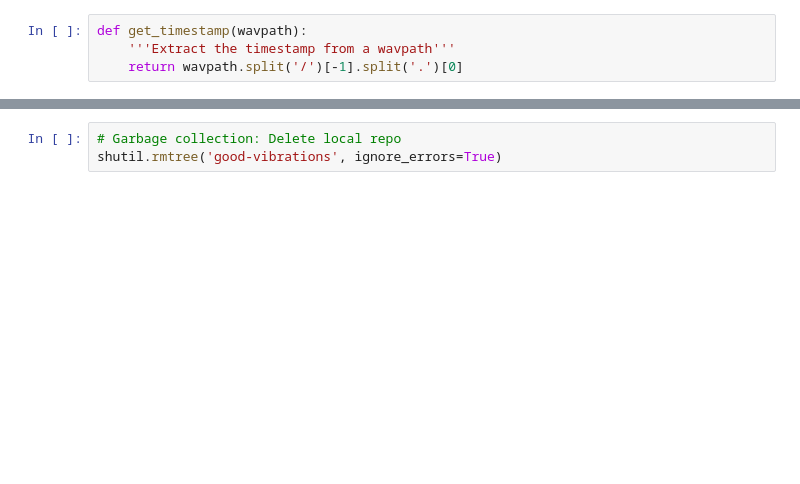
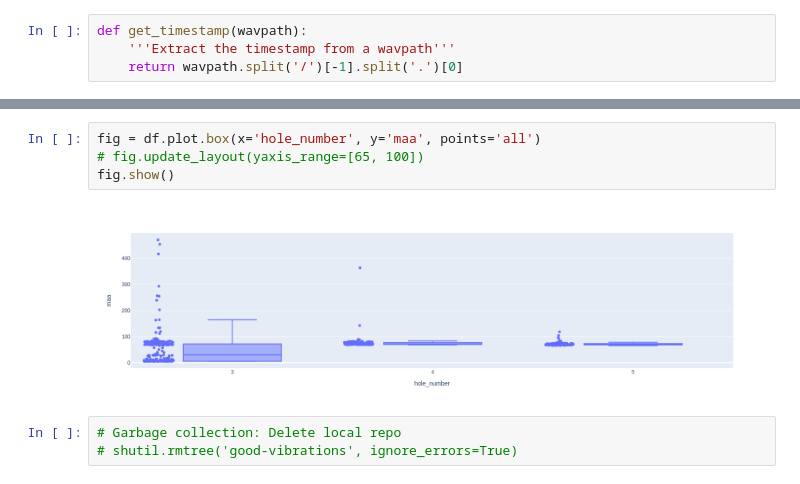
Before and after one commit to aubreymoore/treevibes, a Jupyter notebook: code/Experiment GPEPP.ipynb, the cells around one changed output, grey strips where cells are left out. Cells and saved outputs as stored; diff of their text form; blank space fills up the shorter version.

```diff
--- a/code/Experiment GPEPP.ipynb
+++ b/code/Experiment GPEPP.ipynb
@@ -92,3 +97,9 @@ fig1.show()
+# %%
+fig = df.plot.box(x='hole_number', y='maa', points='all')
+# fig.update_layout(yaxis_range=[65, 100])
+fig.show()
+# %% [output]
+[figure, added]
 # %%
 # Garbage collection: Delete local repo
-shutil.rmtree('good-vibrations', ignore_errors=True)
+# shutil.rmtree('good-vibrations', ignore_errors=True)
```
Also changed, not shown: parts of 8 cells of this notebook, 1 other file.
